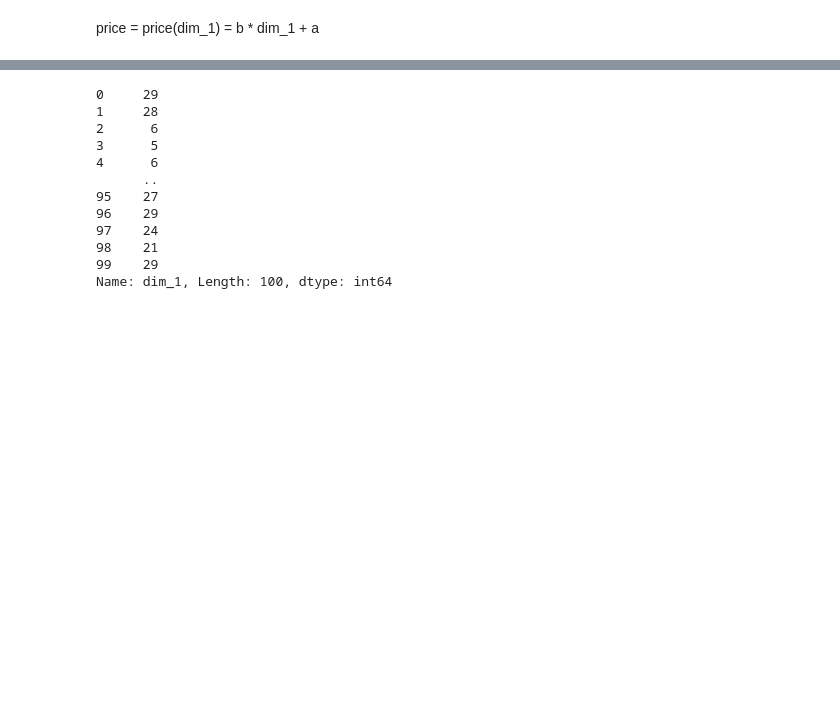
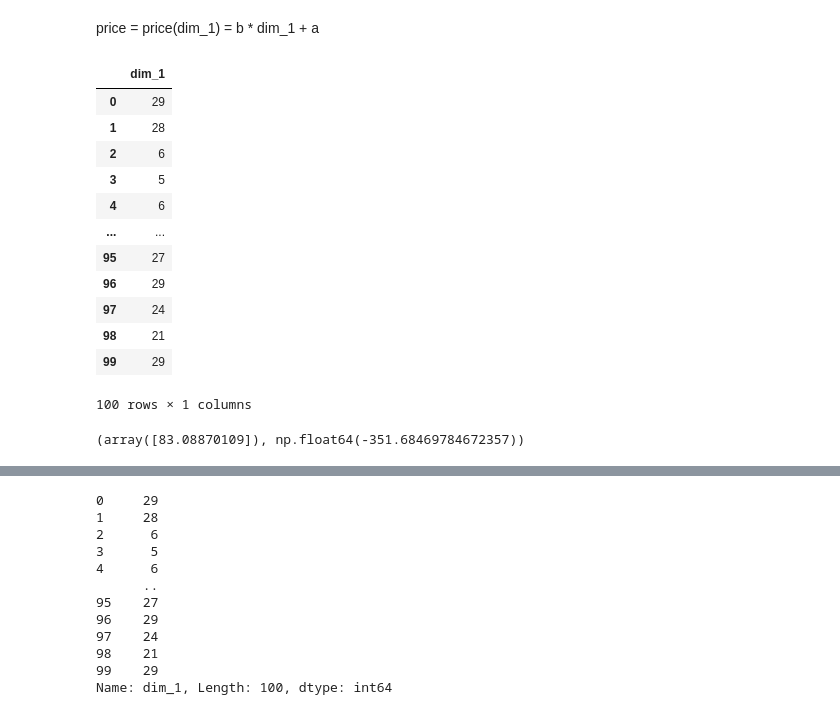
Before and after one commit to Michigun101/Data-Science-Course, a Jupyter notebook: 1. ML. Начальный уровень/01/1.4 Regression.ipynb, the cells around one changed output, grey strips where cells are left out. Drawn from its saved outputs; the diff is of its cells as text; code cells hidden in the pictures; blank space fills up the shorter version.

```diff
--- a/1. ML. Начальный уровень/01/1.4 Regression.ipynb
+++ b/1. ML. Начальный уровень/01/1.4 Regression.ipynb
@@ -41,6 +43,22 @@ plt.show()
 from sklearn.linear_model import LinearRegression
 # %% [markdown]
 price = price(dim_1) = b * dim_1 + a
+# %%
+houses[['dim_1']]
+# %% [output]
+|  | dim_1 |
+| 0 | 29 |
+| 1 | 28 |
+| 2 | 6 |
+| 3 | 5 |
+| 4 | 6 |
+| ... | ... |
+| 95 | 27 |
+| 96 | 29 |
+| 97 | 24 |
+| 98 | 21 |
+| 99 | 29 |
+100 rows × 1 columns
 # %%
 # выгружаем признаки и целевые значения в отдельные переменные
 X = houses[["dim_1"]]
@@ -56,6 +74,10 @@ a = reg.intercept_
 # создаем функцию для предсказания цены дома
 def reg_prediction(dim_1):
     return a + b * dim_1
+# %%
+reg.coef_, reg.intercept_
+# %% [output]
+(array([83.08870109]), np.float64(-351.68469784672357))
 # %%
 reg_prediction(X.dim_1[0])
 # %% [output]
```
Also changed, not shown: parts of 10 cells of this notebook, 43 other files.
